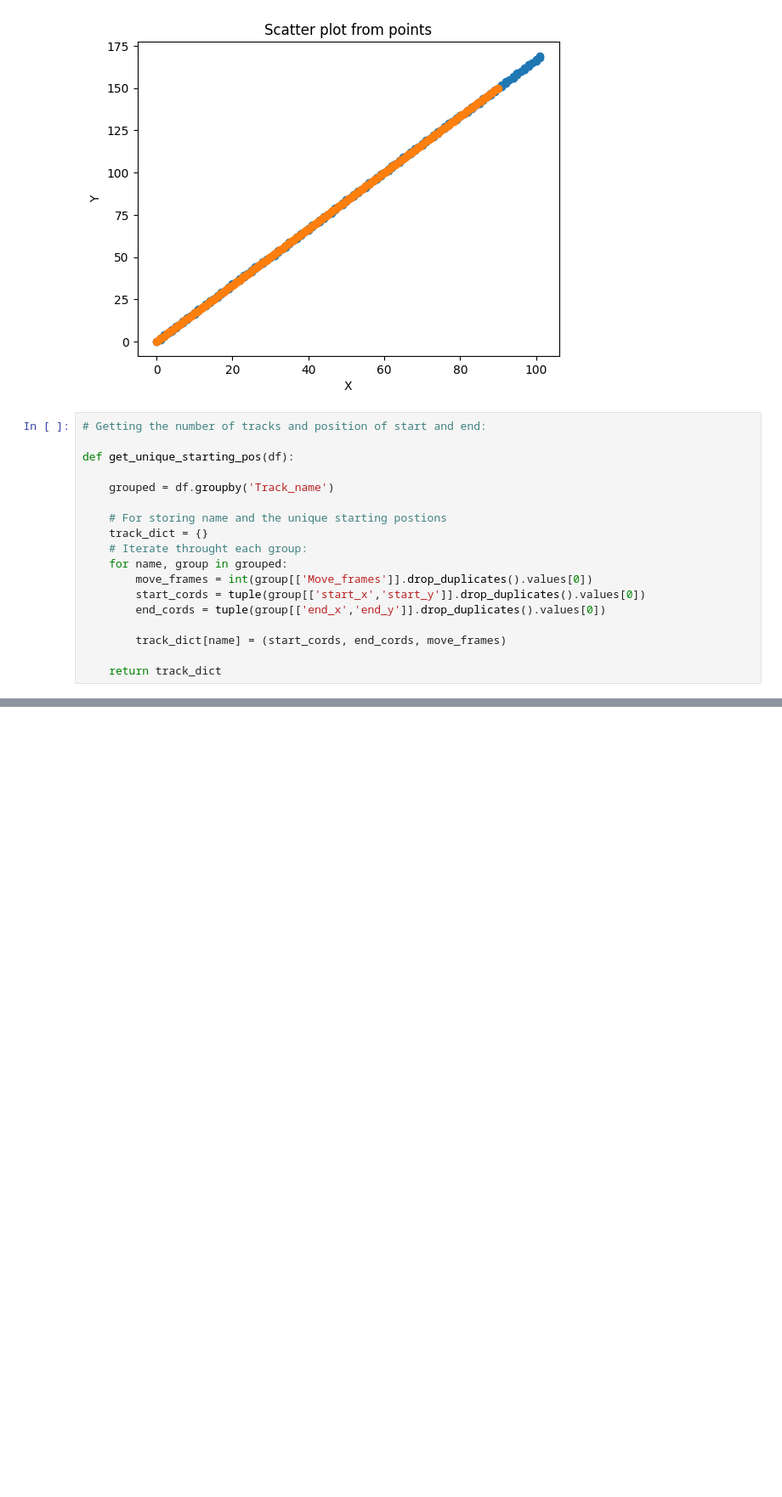
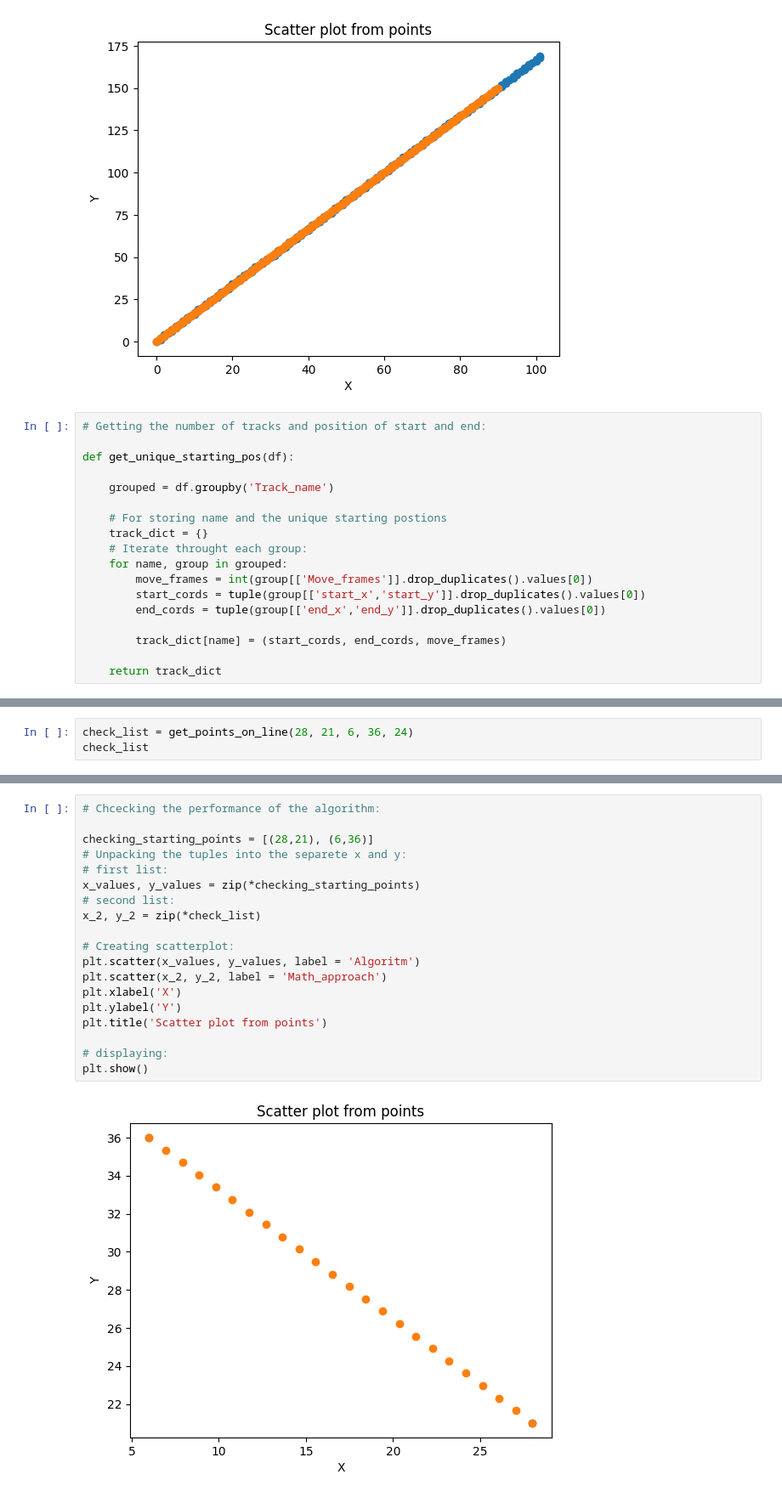
Before and after one commit to GentlemanFrog/Random_projects_python, a Jupyter notebook: Ranodom_jupiters_notes/Comparing_trajectories/Comparing_trajectories.ipynb, the cells around one changed output, grey strips where cells are left out. Shown at 85% size. Drawn from its saved outputs; the diff is of its cells as text; blank space fills up the shorter version.

Commit message:
Added function which generates the positions in line
Added function perform the generation of points in line for all tracks start and end points and number of samples needed.

```diff
--- a/Ranodom_jupiters_notes/Comparing_trajectories/Comparing_trajectories.ipynb
+++ b/Ranodom_jupiters_notes/Comparing_trajectories/Comparing_trajectories.ipynb
@@ -238,0 +275,3 @@ df_move_frames_straight_line
+# %%
+check_list = get_points_on_line(28, 21, 6, 36, 24)
+check_list
@@ -239,2 +296,23 @@ df_move_frames_straight_line
+# %%
+# Chcecking the performance of the algorithm:
+
+checking_starting_points = [(28,21), (6,36)]
+# Unpacking the tuples into the separete x and y:
+# first list:
+x_values, y_values = zip(*checking_starting_points)
+# second list:
+x_2, y_2 = zip(*check_list)
+
+# Creating scatterplot:
+plt.scatter(x_values, y_values, label = 'Algoritm')
+plt.scatter(x_2, y_2, label = 'Math_approach')
+plt.xlabel('X')
+plt.ylabel('Y')
+plt.title('Scatter plot from points')
+
+# displaying:
+plt.show()
+# %% [output]
+[figure, added]
 # %%
 ''' So now i have to decide how to perform generating points and adding it in correct order to the data frame '''
```
Also changed, not shown: parts of 11 cells of this notebook.
